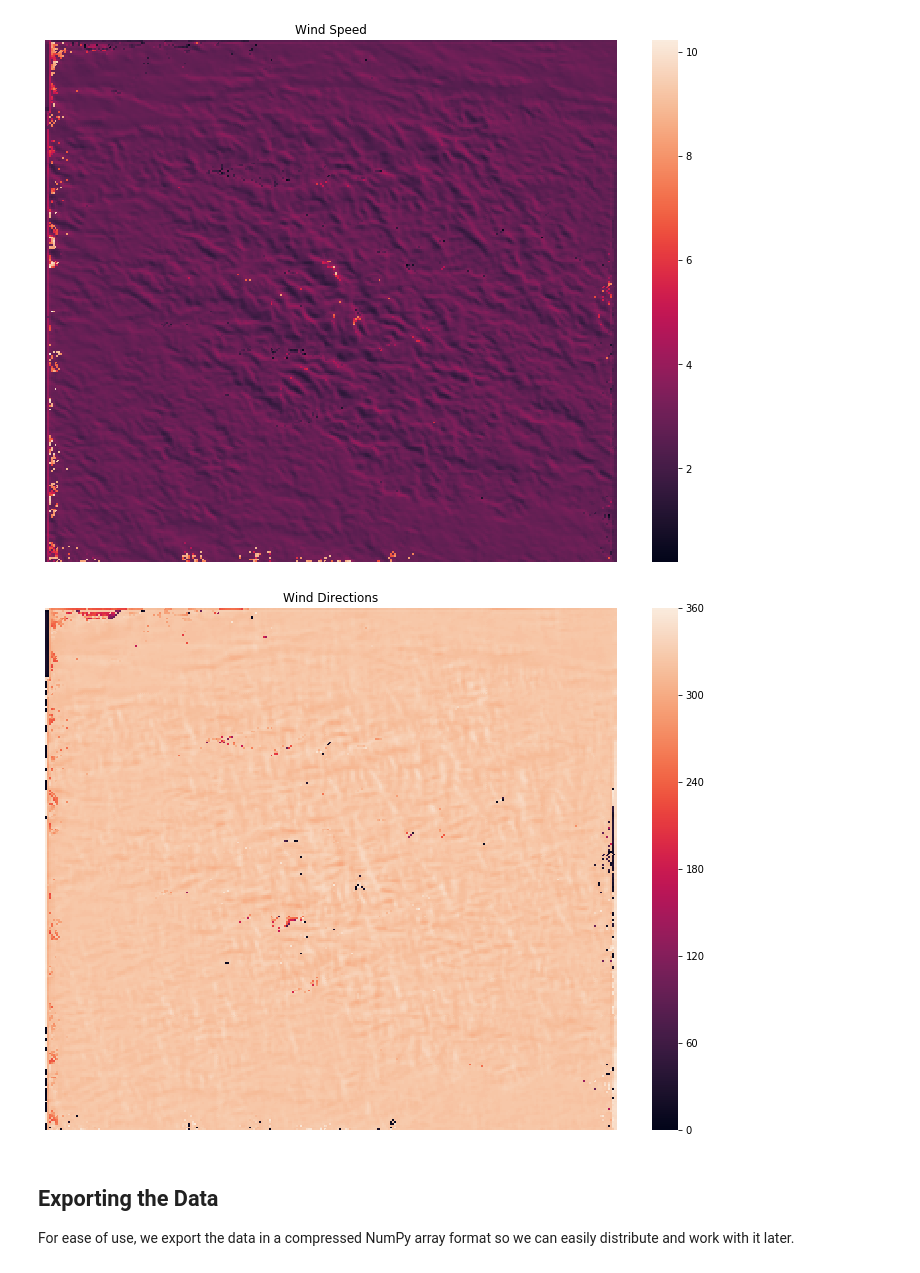
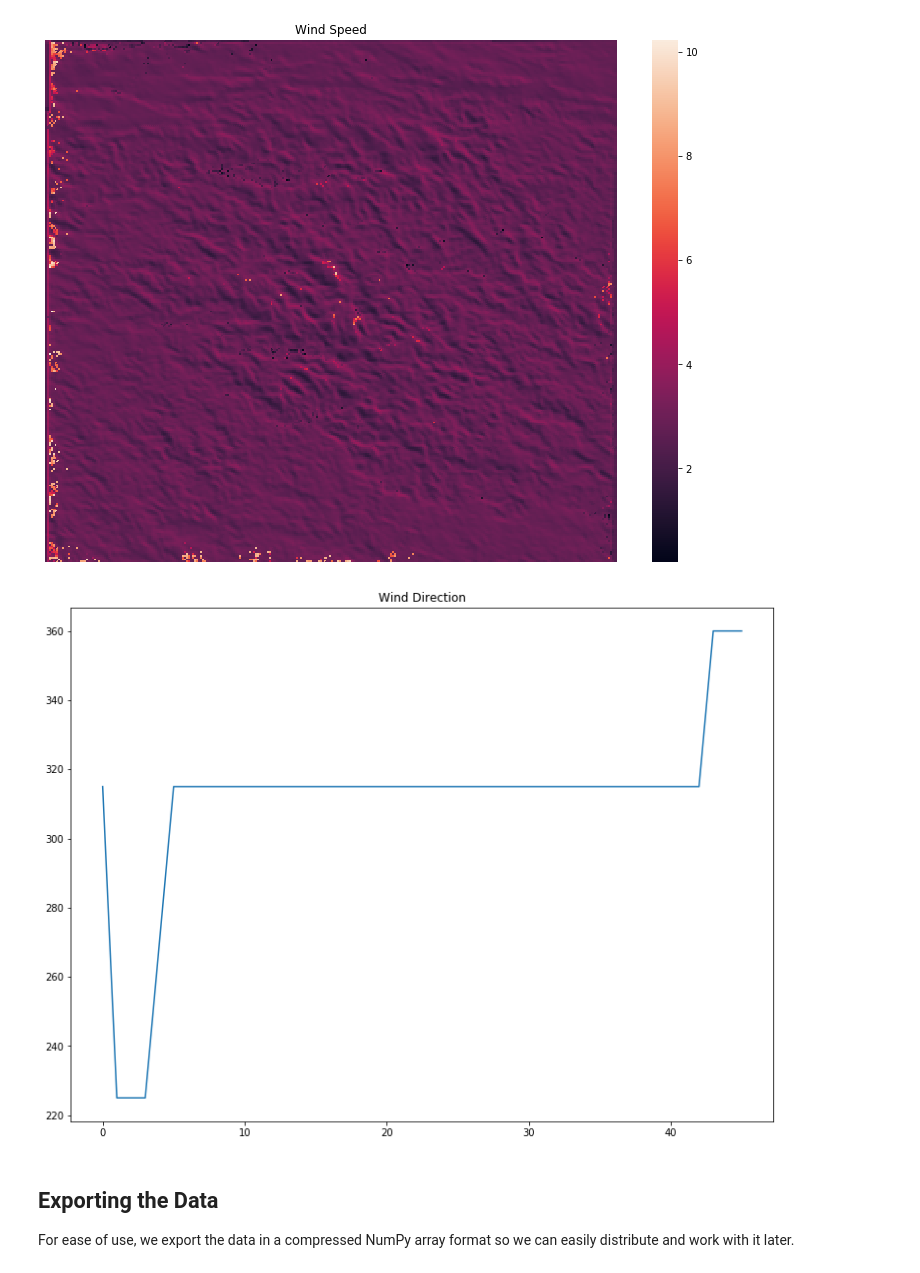
Before and after one commit to thearchitector/wind-and-fire, a Jupyter notebook: code/data.ipynb, the cells around one changed output. Saved outputs shown, nothing was run; the diff lists cells and outputs as text; code cells hidden in the pictures.

Commit message:
Simplify wind data

```diff
--- a/code/data.ipynb
+++ b/code/data.ipynb
@@ -192,13 +192,14 @@ plt.show()
 # %% [output]
 [figure]
 # %%
+avg_wind_dirs = np.asarray([45 * round(np.mean(wind_dirs[t]) / 45) for t in range(SIMULATION_RUNS)])
+
 plt.figure(figsize=(12.8, 9.6))
-ax = sns.heatmap(wind_dirs[0, :, :])
-plt.axis(False)
-plt.title("Wind Directions")
+sns.lineplot(data=avg_wind_dirs)
+plt.title("Wind Direction")
 plt.show()
 # %% [output]
-[figure, old version]
+[figure, new version]
 # %% [markdown]
 ## Exporting the Data
 For ease of use, we export the data in a compressed NumPy array format so we can easily distribute and work with it later.
```
Also changed, not shown: parts of 2 cells of this notebook, 1 other file.
